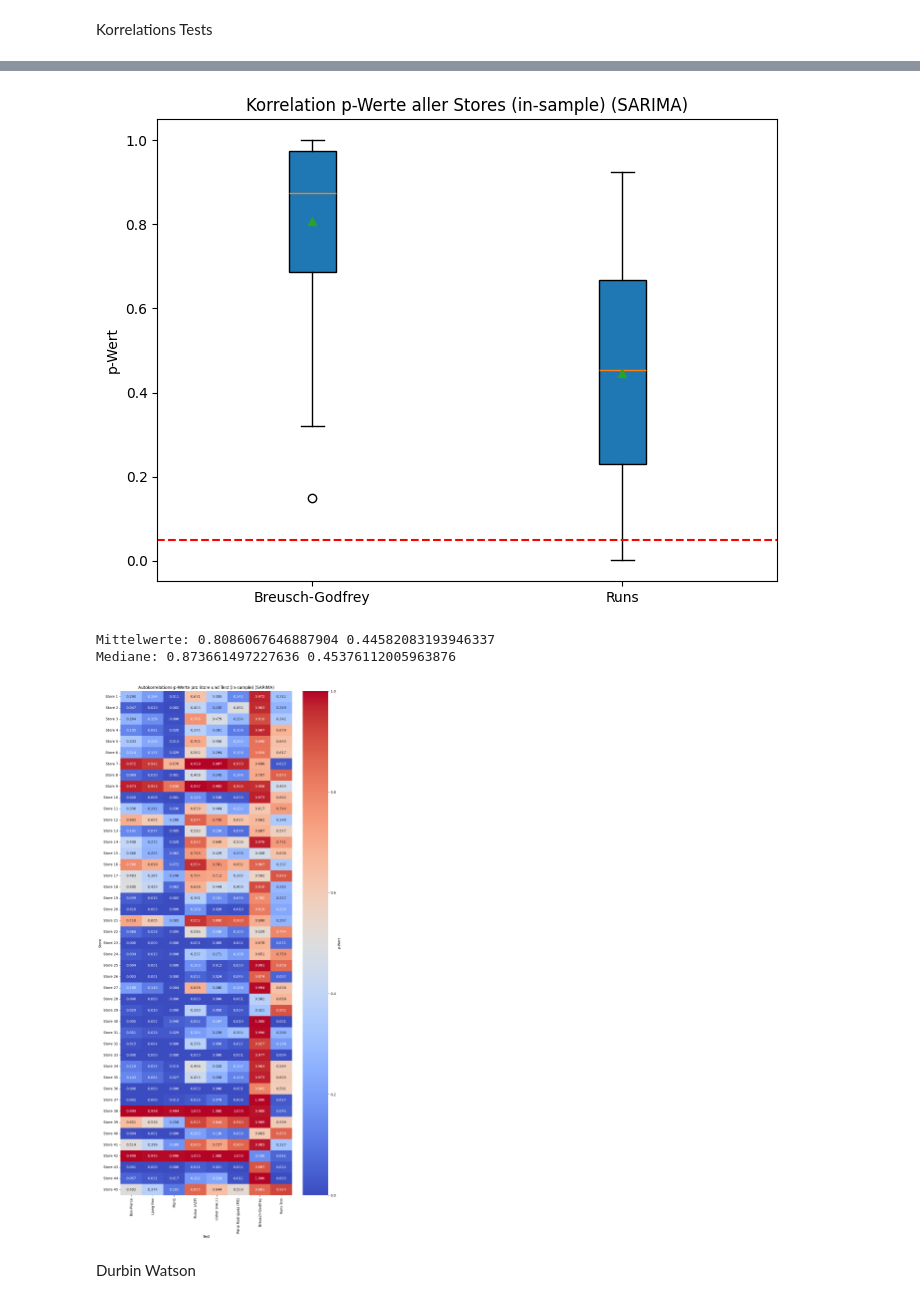
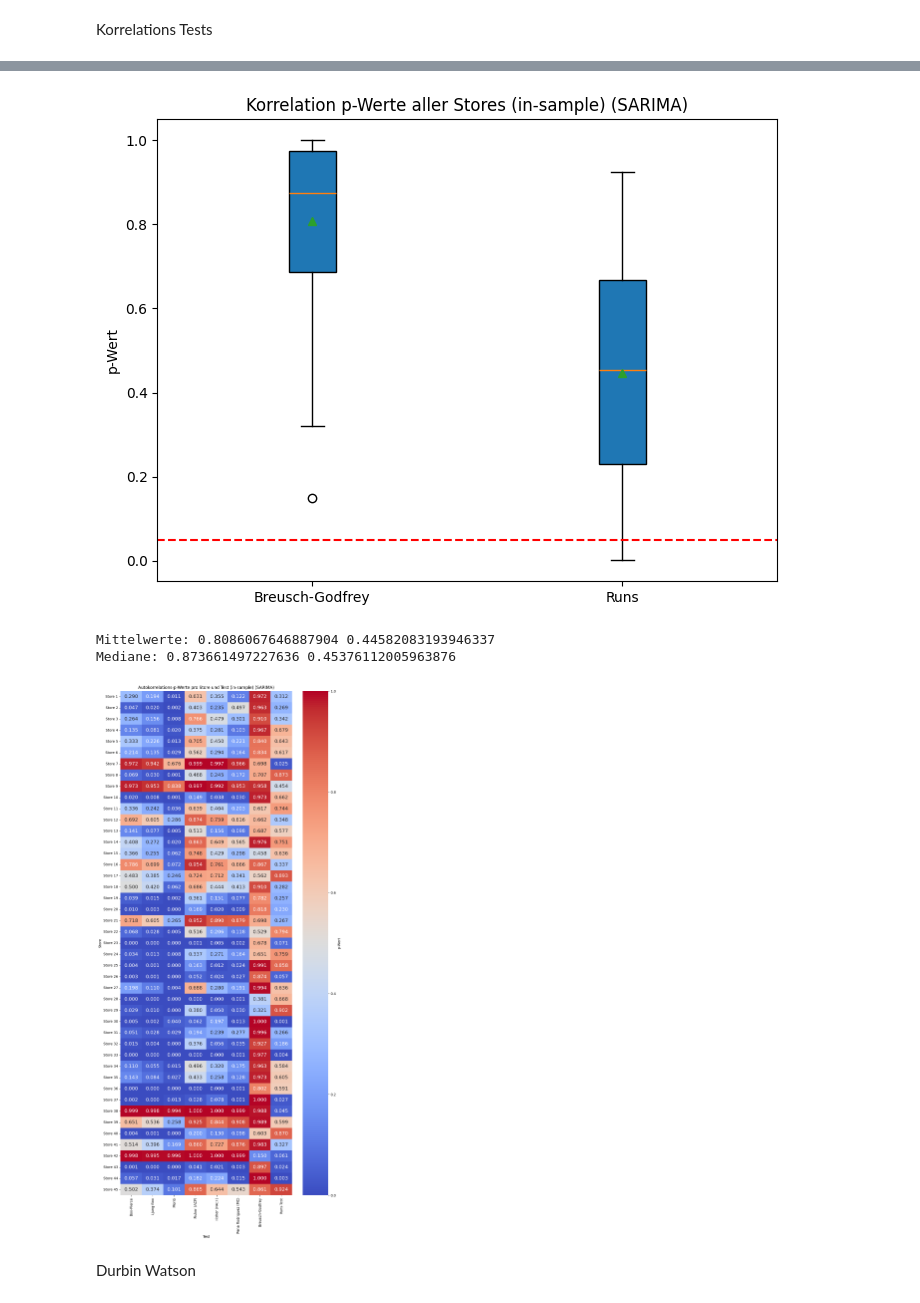
Before and after one commit to netalivo/Bachelor, a Jupyter notebook: main_all_stores.ipynb, the cells around one changed output, grey strips where cells are left out. Drawn from its saved outputs; the diff is of its cells as text; code cells hidden in the pictures.

```diff
--- a/main_all_stores.ipynb
+++ b/main_all_stores.ipynb
@@ -236,7 +236,7 @@ store_names = [f"Store {i+1}" for i in range(pvalues.shape[0])]
 columns = ["Box-Pierce", "Ljung-Box",  "Monti", "Fisher (ACF)", "Fisher (PACF)", "Pena Rodriguez (MC)", "Breusch-Godfrey", "Runs-Test"]
 df_pvalues = pd.DataFrame(pvalues, index=store_names, columns=columns)
 plt.figure(figsize=(10, len(store_names) * 0.5))  # Dynamische Höhe
-sns.heatmap(df_pvalues, annot=True, fmt=".3f", cmap="coolwarm", cbar_kws={'label': 'p-Wert'}, vmin=0, vmax=1)
+sns.heatmap(df_pvalues, annot=True, fmt=".3f", annot_kws={"size": 14}, cmap="coolwarm", cbar_kws={'label': 'p-Wert'}, vmin=0, vmax=1)
 plt.title('Autokorrelations-p-Werte pro Store und Test (in-sample) ({})'.format(model_type))
 plt.xlabel("Test")
 plt.ylabel("Store")
@@ -249,7 +249,7 @@ Mediane: 0.13488335122470832 0.07727622369098446 0.013283590851679516 0.49639880
 [figure]
 Mittelwerte: 0.8086067646887904 0.44582083193946337
 Mediane: 0.873661497227636 0.45376112005963876
-[figure, old version]
+[figure, new version]
 # %% [markdown]
 Durbin Watson
 # %%
```
Also changed, not shown: parts of 10 cells of this notebook.
